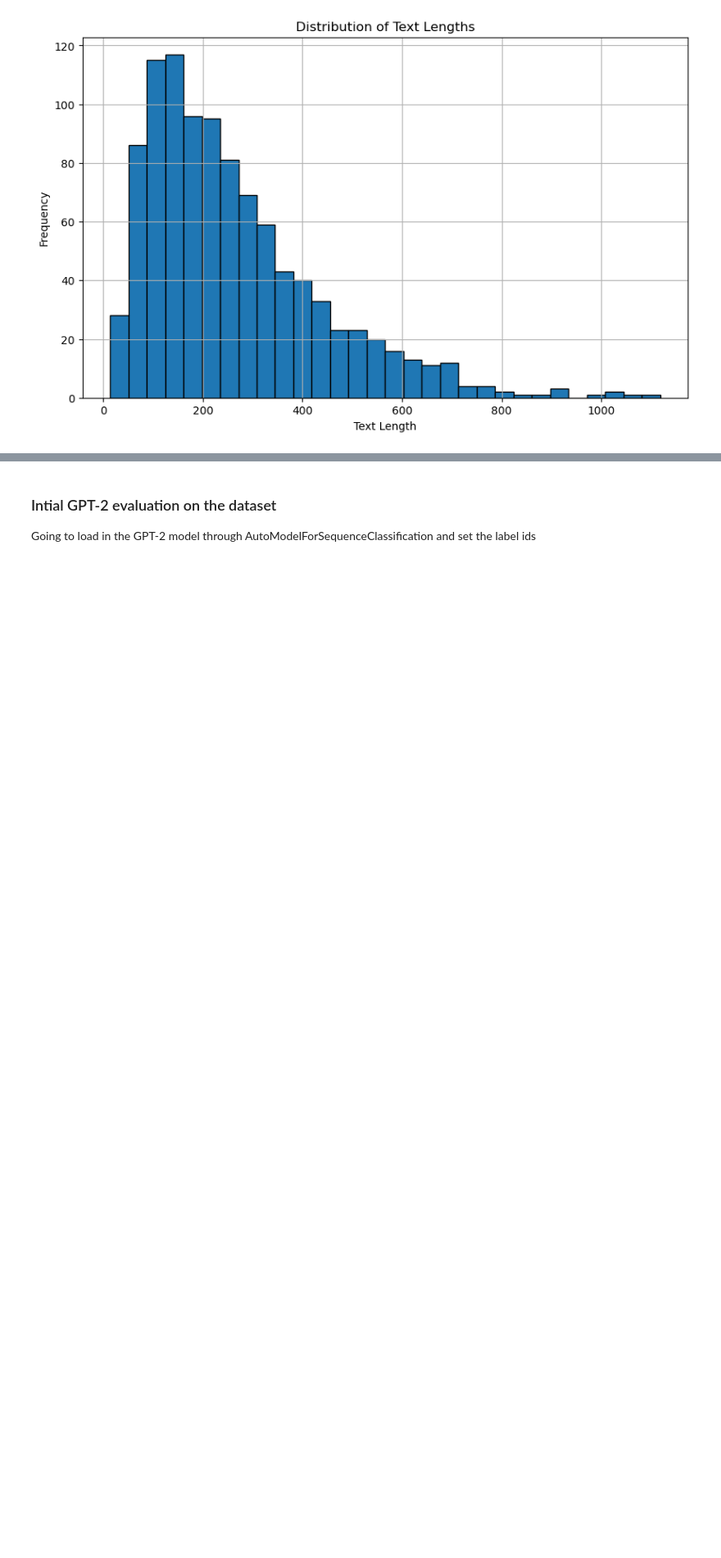
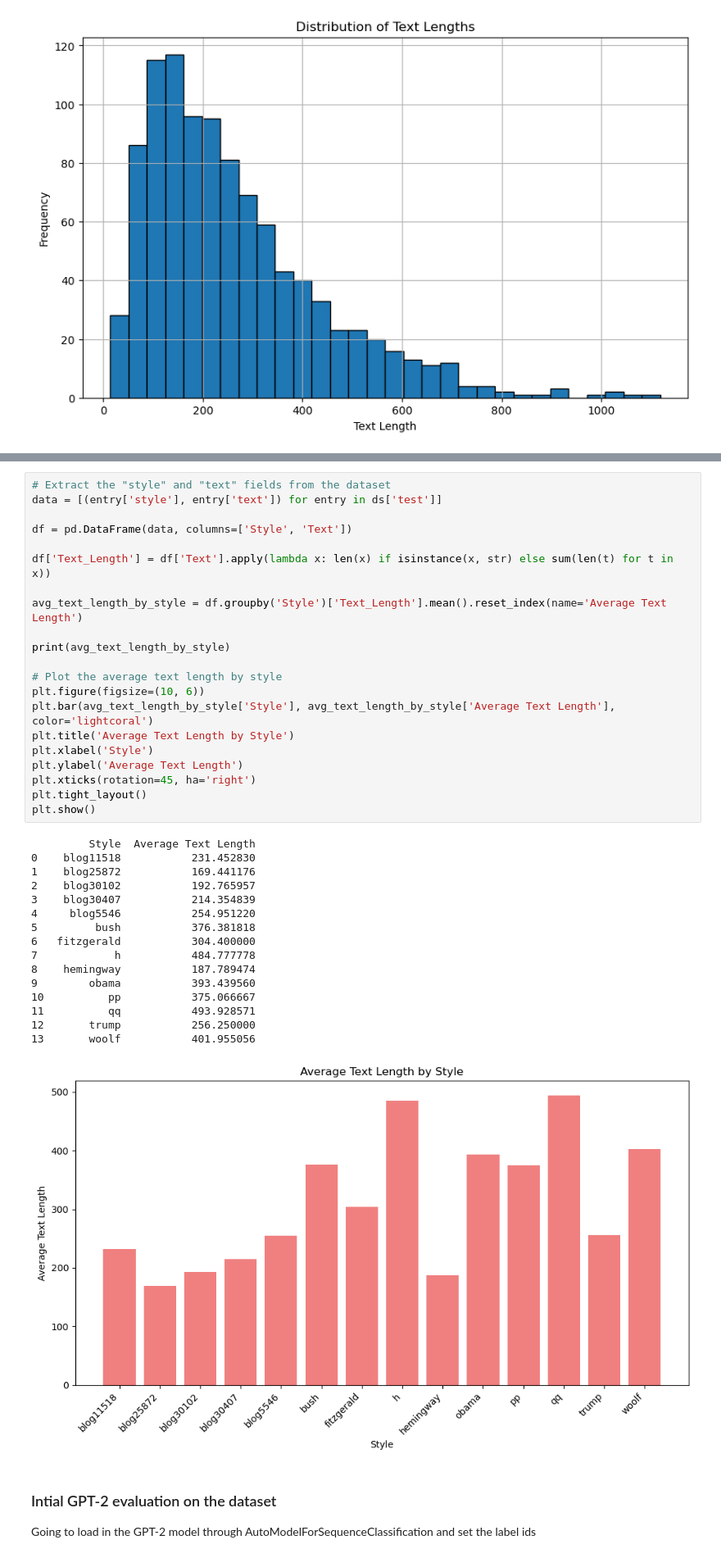
Before and after one commit to djarrin/foundational-modal-tuning, a Jupyter notebook: project.ipynb, the cells around one changed output, grey strips where cells are left out. Shown: that part at 82% size. Cells and saved outputs as stored; diff of their text form; blank space fills up the shorter version.

```diff
--- a/project.ipynb
+++ b/project.ipynb
@@ -105,3 +172,41 @@ plt.show()
+# %%
+# Extract the "style" and "text" fields from the dataset
+data = [(entry['style'], entry['text']) for entry in ds['test']]
+
+df = pd.DataFrame(data, columns=['Style', 'Text'])
+
+df['Text_Length'] = df['Text'].apply(lambda x: len(x) if isinstance(x, str) else sum(len(t) for t in x))
+
+avg_text_length_by_style = df.groupby('Style')['Text_Length'].mean().reset_index(name='Average Text Length')
+
+print(avg_text_length_by_style)
+
+# Plot the average text length by style
+plt.figure(figsize=(10, 6))
+plt.bar(avg_text_length_by_style['Style'], avg_text_length_by_style['Average Text Length'], color='lightcoral')
+plt.title('Average Text Length by Style')
+plt.xlabel('Style')
+plt.ylabel('Average Text Length')
+plt.xticks(rotation=45, ha='right')
+plt.tight_layout()
+plt.show()
+# %% [output]
+         Style  Average Text Length
+0    blog11518           231.452830
+1    blog25872           169.441176
+2    blog30102           192.765957
+3    blog30407           214.354839
+4     blog5546           254.951220
+5         bush           376.381818
+6   fitzgerald           304.400000
+7            h           484.777778
+8    hemingway           187.789474
+9        obama           393.439560
+10          pp           375.066667
+11          qq           493.928571
+12       trump           256.250000
+13       woolf           401.955056
+[figure, added]
 # %% [markdown]
 ### Intial GPT-2 evaluation on the dataset
 Going to load in the GPT-2 model through AutoModelForSequenceClassification and set the label ids
```
Also changed, not shown: parts of 24 cells of this notebook, 4 other files.
